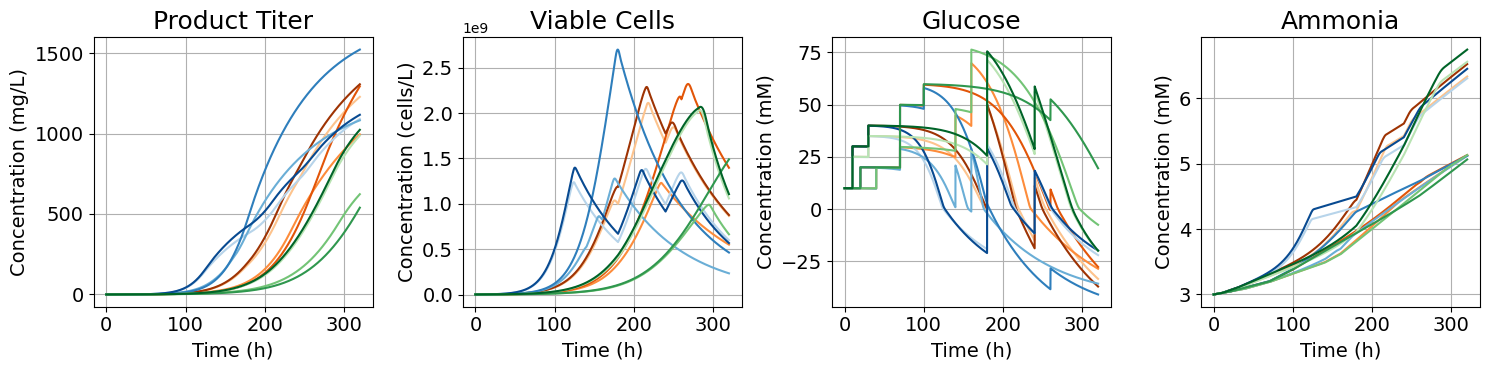
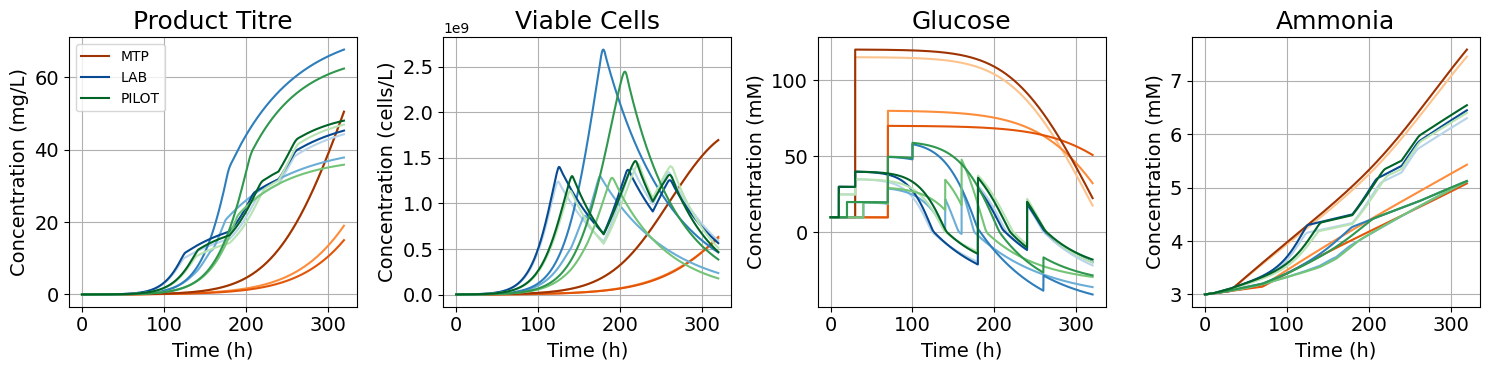
Unified diff of the notebook cell whose output changed from the first chart to the second:
--- before
+++ after
@@ -29,8 +29,8 @@
         raise ValueError("No experiments provided.")
     
-    all_variables = ["Product Titer", "X_T", "Viable Cells", 
+    all_variables = ["Product Titre", "X_T", "Viable Cells", 
                      "X_D", "Glucose", "Q", "L", "Ammonia"]
     #variables = ["P"] if only_product else all_variables
-    variables = ["Product Titer", "Viable Cells", "Glucose", "Ammonia"]
+    variables = ["Product Titre", "Viable Cells", "Glucose", "Ammonia"]
     variable_indices = {var: all_variables.index(var) for var in variables}
 
@@ -65,14 +65,19 @@
                 values = exp.solution[variable_indices[var_name]]
 
-                line, = ax.plot(t, values, 
-                                label=f"{alias[scale]} (Cond {j+1})", color=color)
-                if i == 0:
-                    handles.append(line)
+                if i == 0 and j in [3, 7, 11]:
+                    if scale == "MBR":
+                        label = "LAB"
+                    else:
+                        label = scale
+                else:
+                    label = None
 
-        units = {"Product Titer": "mg/L", 
+                ax.plot(t, values, label=label, color=color)
+
+        units = {"Product Titre": "mg/L", 
                  "Viable Cells": "cells/L", 
                  "Glucose": "mM", 
                  "Ammonia": "mM"}
-        
+        axes[0].legend(fontsize=10, loc="upper left", frameon=True)
         ax.set_xlabel("Time (h)", fontsize=14)
         ax.set_ylabel(f"Concentration ({units[var_name]})", fontsize=14)
@@ -83,4 +88,5 @@
     plt.tight_layout(rect=[0, 0, 1, 0.95])
     plt.suptitle(title, fontsize=12, fontweight="bold", ha="right")
+    plt.savefig("experiment_results.pdf", dpi=500, bbox_inches="tight")
     plt.show()
 
@@ -113,6 +119,15 @@
     for T, pH, feeding, cell_type, conditions in initial_conditions_list:
 
-        ex = vl.EXPERIMENT(T, pH, cell_type=cell_type, reactor=scale, 
-                            feeding=feeding, time=320, clone_distribution="beta")
+        if scale == "MTP":
+            # MTP only gets one effective bolus (mirrors the simulation protocol):
+            # use the time of the second scheduled feeding, concentration = sum of all
+            second_time  = feeding[1][0]
+            total_conc   = sum(f[1] for f in feeding)
+            run_feeding  = [(second_time, total_conc)]
+        else:
+            run_feeding = feeding
+
+        ex = vl.EXPERIMENT(T, pH, cell_type=cell_type, reactor=scale,
+                            feeding=run_feeding, time=320, clone_distribution="beta")
         ex.initial_conditions = conditions
         ex.ODE_solver(model=scale)

Commit: update results under flexible MTP feed